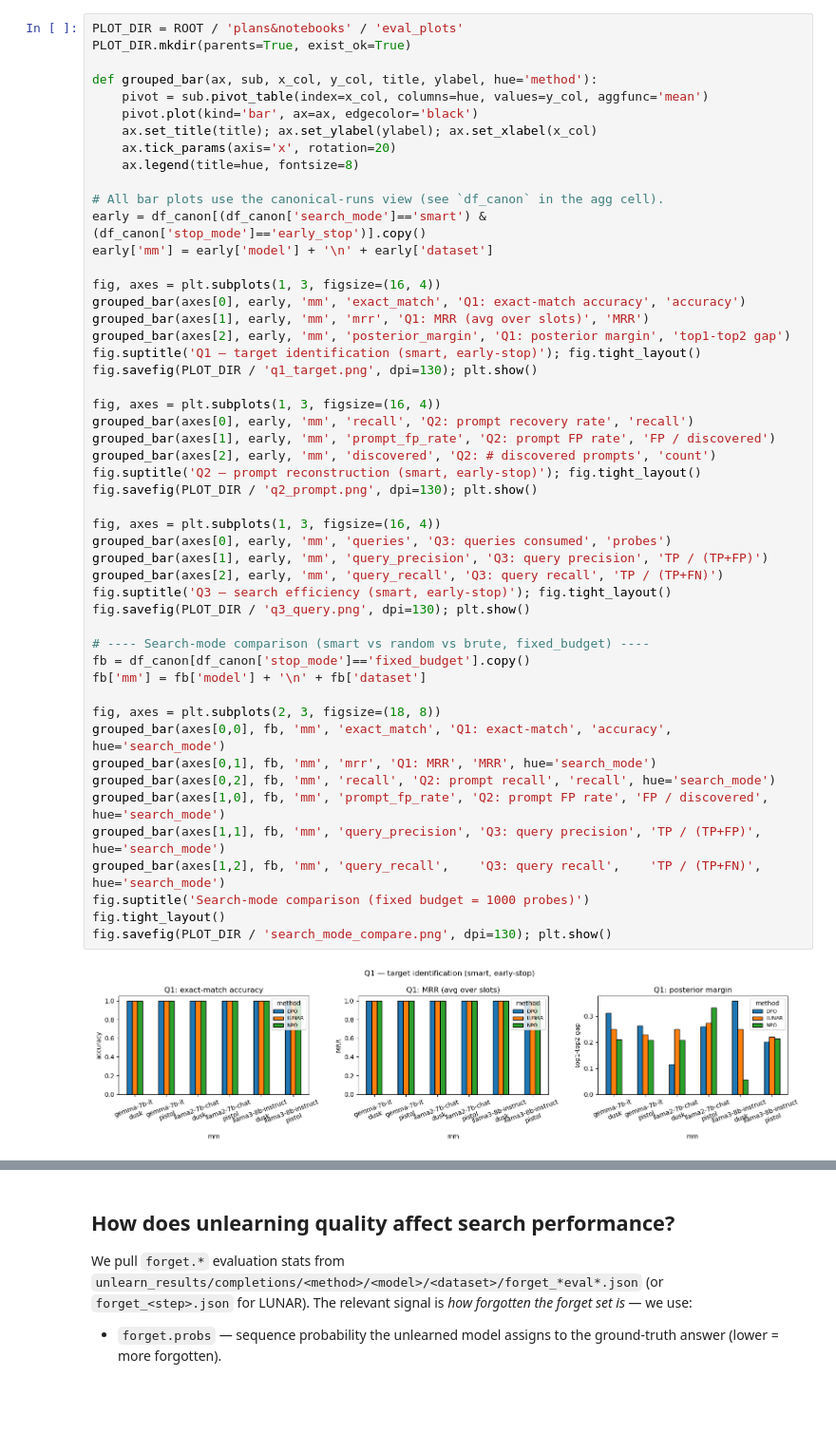
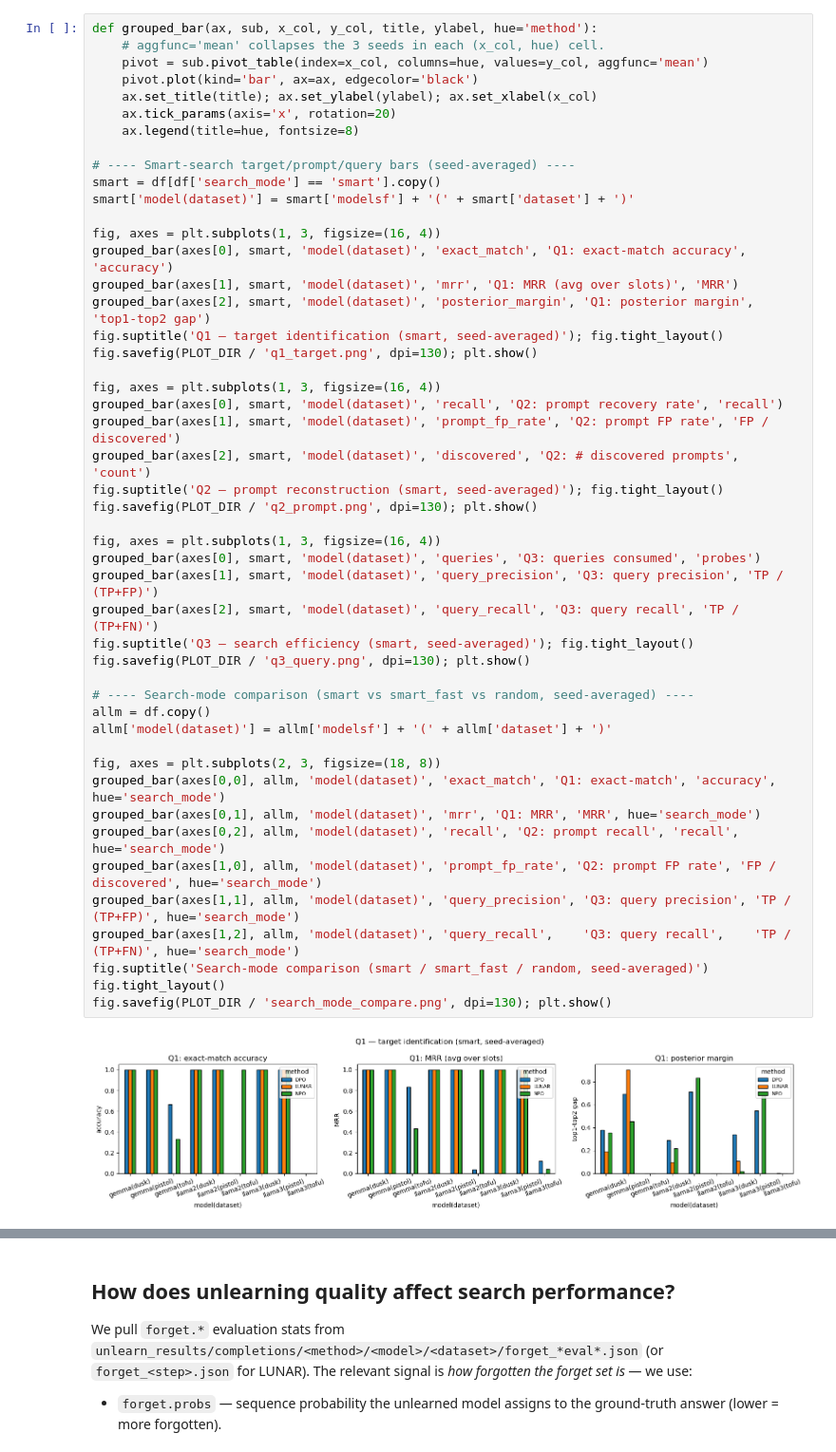
Before and after one commit to Ashley0909/TAS, a Jupyter notebook: eval_pipeline.ipynb, the cells around one changed output, grey strips where cells are left out. Shown at 95% size. Saved outputs shown, nothing was run; the diff lists cells and outputs as text; blank space fills up the shorter version.

```diff
--- a/eval_pipeline.ipynb
+++ b/eval_pipeline.ipynb
@@ -549,52 +238,50 @@ Three figures, one per question. We plot the early-stop variant only (matches th
 # %%
-PLOT_DIR = ROOT / 'plans&notebooks' / 'eval_plots'
-PLOT_DIR.mkdir(parents=True, exist_ok=True)
-
 def grouped_bar(ax, sub, x_col, y_col, title, ylabel, hue='method'):
+    # aggfunc='mean' collapses the 3 seeds in each (x_col, hue) cell.
     pivot = sub.pivot_table(index=x_col, columns=hue, values=y_col, aggfunc='mean')
     pivot.plot(kind='bar', ax=ax, edgecolor='black')
     ax.set_title(title); ax.set_ylabel(ylabel); ax.set_xlabel(x_col)
     ax.tick_params(axis='x', rotation=20)
     ax.legend(title=hue, fontsize=8)
 
-# All bar plots use the canonical-runs view (see `df_canon` in the agg cell).
-early = df_canon[(df_canon['search_mode']=='smart') & (df_canon['stop_mode']=='early_stop')].copy()
-early['mm'] = early['model'] + '\n' + early['dataset']
+# ---- Smart-search target/prompt/query bars (seed-averaged) ----
+smart = df[df['search_mode'] == 'smart'].copy()
+smart['model(dataset)'] = smart['modelsf'] + '(' + smart['dataset'] + ')'
 
 fig, axes = plt.subplots(1, 3, figsize=(16, 4))
-grouped_bar(axes[0], early, 'mm', 'exact_match', 'Q1: exact-match accuracy', 'accuracy')
-grouped_bar(axes[1], early, 'mm', 'mrr', 'Q1: MRR (avg over slots)', 'MRR')
-grouped_bar(axes[2], early, 'mm', 'posterior_margin', 'Q1: posterior margin', 'top1-top2 gap')
-fig.suptitle('Q1 — target identification (smart, early-stop)'); fig.tight_layout()
+grouped_bar(axes[0], smart, 'model(dataset)', 'exact_match', 'Q1: exact-match accuracy', 'accuracy')
+grouped_bar(axes[1], smart, 'model(dataset)', 'mrr', 'Q1: MRR (avg over slots)', 'MRR')
+grouped_bar(axes[2], smart, 'model(dataset)', 'posterior_margin', 'Q1: posterior margin', 'top1-top2 gap')
+fig.suptitle('Q1 — target identification (smart, seed-averaged)'); fig.tight_layout()
 fig.savefig(PLOT_DIR / 'q1_target.png', dpi=130); plt.show()
 
 fig, axes = plt.subplots(1, 3, figsize=(16, 4))
-grouped_bar(axes[0], early, 'mm', 'recall', 'Q2: prompt recovery rate', 'recall')
-grouped_bar(axes[1], early, 'mm', 'prompt_fp_rate', 'Q2: prompt FP rate', 'FP / discovered')
-grouped_bar(axes[2], early, 'mm', 'discovered', 'Q2: # discovered prompts', 'count')
-fig.suptitle('Q2 — prompt reconstruction (smart, early-stop)'); fig.tight_layout()
+grouped_bar(axes[0], smart, 'model(dataset)', 'recall', 'Q2: prompt recovery rate', 'recall')
+grouped_bar(axes[1], smart, 'model(dataset)', 'prompt_fp_rate', 'Q2: prompt FP rate', 'FP / discovered')
+grouped_bar(axes[2], smart, 'model(dataset)', 'discovered', 'Q2: # discovered prompts', 'count')
+fig.suptitle('Q2 — prompt reconstruction (smart, seed-averaged)'); fig.tight_layout()
 fig.savefig(PLOT_DIR / 'q2_prompt.png', dpi=130); plt.show()
 
 fig, axes = plt.subplots(1, 3, figsize=(16, 4))
-grouped_bar(axes[0], early, 'mm', 'queries', 'Q3: queries consumed', 'probes')
-grouped_bar(axes[1], early, 'mm', 'query_precision', 'Q3: query precision', 'TP / (TP+FP)')
-grouped_bar(axes[2], early, 'mm', 'query_recall', 'Q3: query recall', 'TP / (TP+FN)')
-fig.suptitle('Q3 — search efficiency (smart, early-stop)'); fig.tight_layout()
+grouped_bar(axes[0], smart, 'model(dataset)', 'queries', 'Q3: queries consumed', 'probes')
+grouped_bar(axes[1], smart, 'model(dataset)', 'query_precision', 'Q3: query precision', 'TP / (TP+FP)')
+grouped_bar(axes[2], smart, 'model(dataset)', 'query_recall', 'Q3: query recall', 'TP / (TP+FN)')
+fig.suptitle('Q3 — search efficiency (smart, seed-averaged)'); fig.tight_layout()
 fig.savefig(PLOT_DIR / 'q3_query.png', dpi=130); plt.show()
 
-# ---- Search-mode comparison (smart vs random vs brute, fixed_budget) ----
-fb = df_canon[df_canon['stop_mode']=='fixed_budget'].copy()
-fb['mm'] = fb['model'] + '\n' + fb['dataset']
+# ---- Search-mode comparison (smart vs smart_fast vs random, seed-averaged) ----
+allm = df.copy()
+allm['model(dataset)'] = allm['modelsf'] + '(' + allm['dataset'] + ')'
 
 fig, axes = plt.subplots(2, 3, figsize=(18, 8))
-grouped_bar(axes[0,0], fb, 'mm', 'exact_match', 'Q1: exact-match', 'accuracy', hue='search_mode')
-grouped_bar(axes[0,1], fb, 'mm', 'mrr', 'Q1: MRR', 'MRR', hue='search_mode')
-grouped_bar(axes[0,2], fb, 'mm', 'recall', 'Q2: prompt recall', 'recall', hue='search_mode')
-grouped_bar(axes[1,0], fb, 'mm', 'prompt_fp_rate', 'Q2: prompt FP rate', 'FP / discovered', hue='search_mode')
-grouped_bar(axes[1,1], fb, 'mm', 'query_precision', 'Q3: query precision', 'TP / (TP+FP)', hue='search_mode')
-grouped_bar(axes[1,2], fb, 'mm', 'query_recall',    'Q3: query recall',    'TP / (TP+FN)', hue='search_mode')
-fig.suptitle('Search-mode comparison (fixed budget = 1000 probes)')
+grouped_bar(axes[0,0], allm, 'model(dataset)', 'exact_match', 'Q1: exact-match', 'accuracy', hue='search_mode')
+grouped_bar(axes[0,1], allm, 'model(dataset)', 'mrr', 'Q1: MRR', 'MRR', hue='search_mode')
+grouped_bar(axes[0,2], allm, 'model(dataset)', 'recall', 'Q2: prompt recall', 'recall', hue='search_mode')
+grouped_bar(axes[1,0], allm, 'model(dataset)', 'prompt_fp_rate', 'Q2: prompt FP rate', 'FP / discovered', hue='search_mode')
+grouped_bar(axes[1,1], allm, 'model(dataset)', 'query_precision', 'Q3: query precision', 'TP / (TP+FP)', hue='search_mode')
+grouped_bar(axes[1,2], allm, 'model(dataset)', 'query_recall',    'Q3: query recall',    'TP / (TP+FN)', hue='search_mode')
+fig.suptitle('Search-mode comparison (smart / smart_fast / random, seed-averaged)')
 fig.tight_layout()
 fig.savefig(PLOT_DIR / 'search_mode_compare.png', dpi=130); plt.show()
 # %% [output]
-[figure, old version]
+[figure, new version]
```
Also changed, not shown: parts of 29 cells of this notebook, 11 other files.
